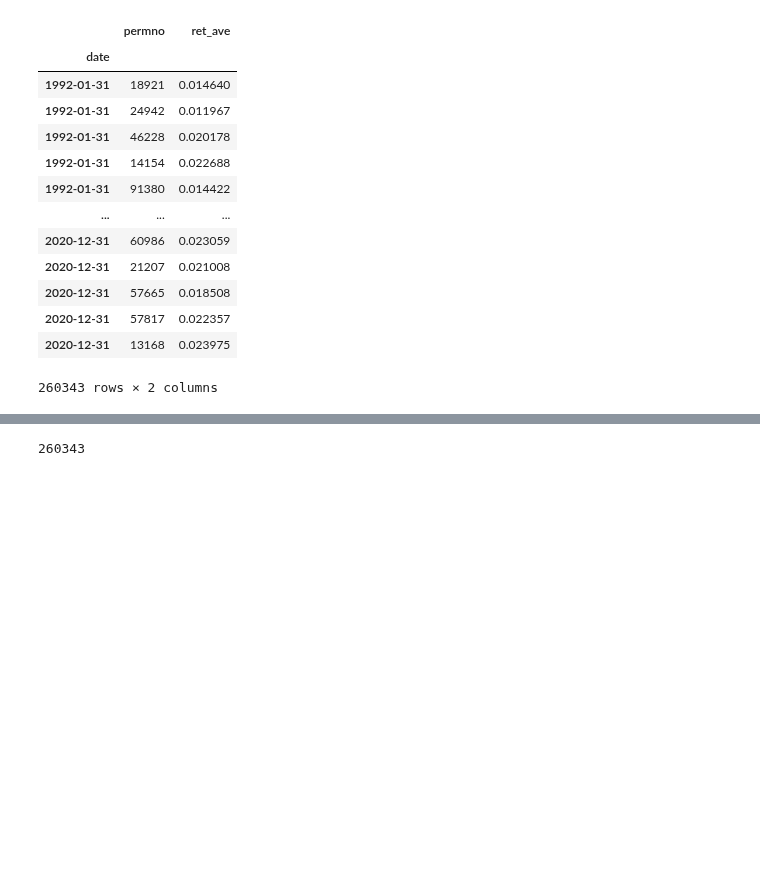
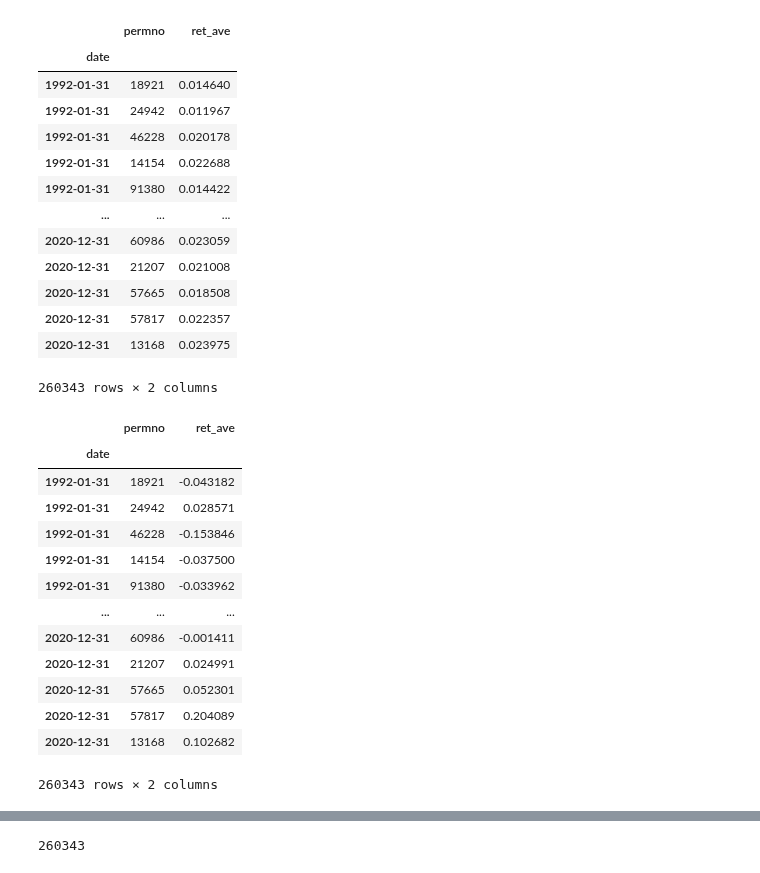
Before and after one commit to shh128/Summer-project-ML, a Jupyter notebook: rf_portfolio.ipynb, the cells around one changed output, grey strips where cells are left out. Saved outputs shown, nothing was run; the diff lists cells and outputs as text; code cells hidden in the pictures; blank space fills up the shorter version.

```diff
--- a/rf_portfolio.ipynb
+++ b/rf_portfolio.ipynb
@@ -118,3 +118,22 @@ pred_ave_ret_df
 | 2020-12-31 | 57817 | 0.022357 |
 | 2020-12-31 | 13168 | 0.023975 |
 260343 rows × 2 columns
+# %%
+real_ret_df = merged_real_df[['date', 'permno', 'ret_ave']]
+real_ret_df.set_index('date', inplace=True)
+real_ret_df
+# %% [output]
+|  | permno | ret_ave |
+| date |  |  |
+| 1992-01-31 | 18921 | -0.043182 |
+| 1992-01-31 | 24942 | 0.028571 |
+| 1992-01-31 | 46228 | -0.153846 |
+| 1992-01-31 | 14154 | -0.037500 |
+| 1992-01-31 | 91380 | -0.033962 |
+| ... | ... | ... |
+| 2020-12-31 | 60986 | -0.001411 |
+| 2020-12-31 | 21207 | 0.024991 |
+| 2020-12-31 | 57665 | 0.052301 |
+| 2020-12-31 | 57817 | 0.204089 |
+| 2020-12-31 | 13168 | 0.102682 |
+260343 rows × 2 columns
```
Also changed, not shown: parts of 15 cells of this notebook.
